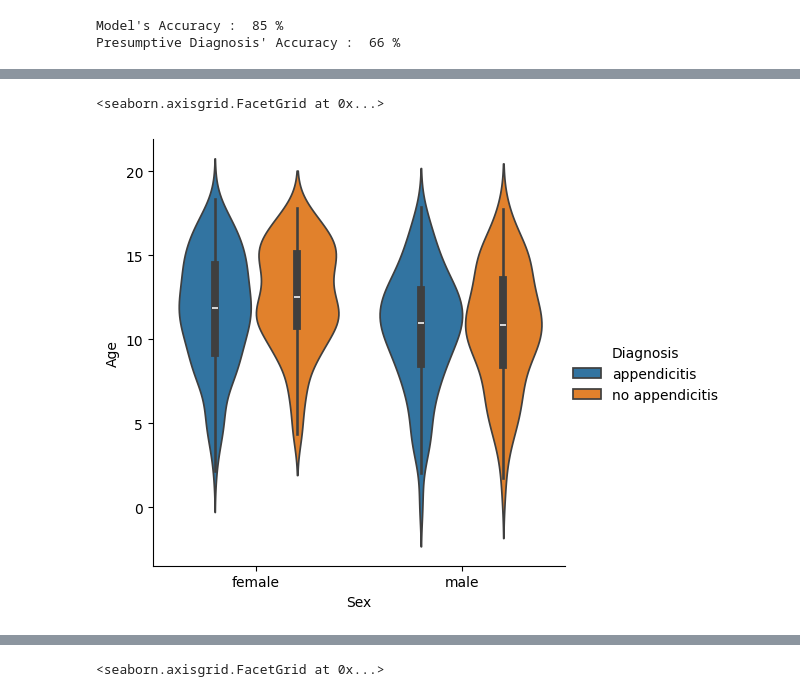
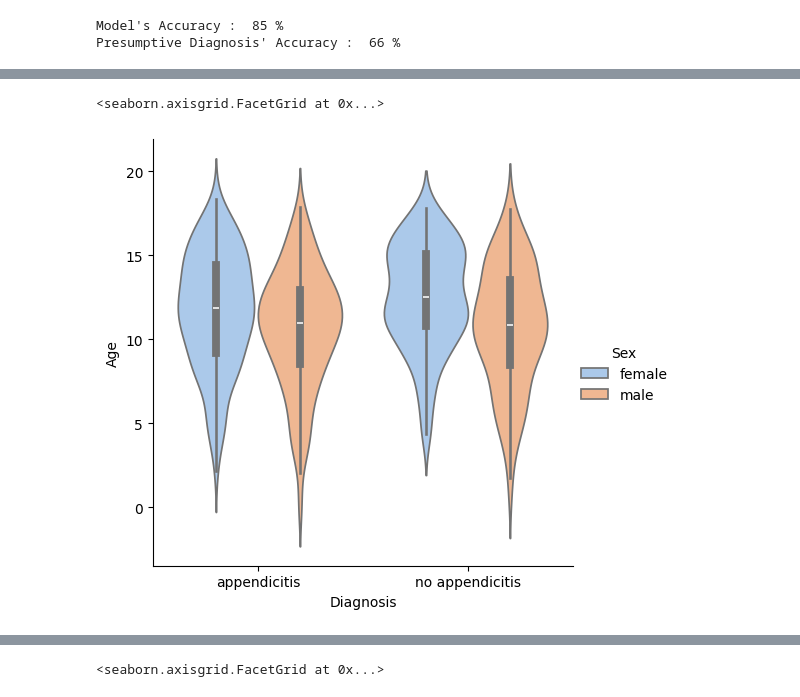
Before and after one commit to keshav-chauhan/assessmentprog2, a Jupyter notebook: assessment2.ipynb, the cells around one changed output, grey strips where cells are left out. Drawn from its saved outputs; the diff is of its cells as text; code cells hidden in the pictures.

Commit message:
More Visualisations

```diff
--- a/assessment2.ipynb
+++ b/assessment2.ipynb
@@ -294,3 +297,5 @@ Total missing values :  0
+# %%
+app_data_filtered.loc[app_data_filtered["Diagnosis_Presumptive"] != ("appendicitis" or "no appendicitis"), "Diagnosis_Presumptive"] = 'no appendicitis'
 # %% [markdown]
 # Data Analysis
 Now that our data is ready, let's do some analysis !
@@ -392,5 +430,17 @@ Furthermore, more insights would be gained into this as we get more data with ti
 # %%
-sns.catplot(data=app_data_filtered, x="Sex", y="Age", hue="Diagnosis", kind="violin", errorbar=("pi", 95))
+# Seaborn has a method called catplot() which helps visualising categorical data
+# Let's start with Violin plots, which are a great way of visualising the distribution of data
+
+# Plotting 'Diagnosis' against 'Age' and colouring based on 'Sex'
+# errorbar='pi' parameter draws a line to represent the range where 95% of data falls (95% percentile interval)
+sns.catplot(data=app_data_filtered,
+            x="Diagnosis",
+            y="Age",
+            hue="Sex",
+            kind="violin",
+            errorbar="pi",
+            palette="pastel"
+           )
 # %% [output]
 <seaborn.axisgrid.FacetGrid at 0x...>
-[figure, old version]
+[figure, new version]
```
Also changed, not shown: parts of 27 cells of this notebook.
